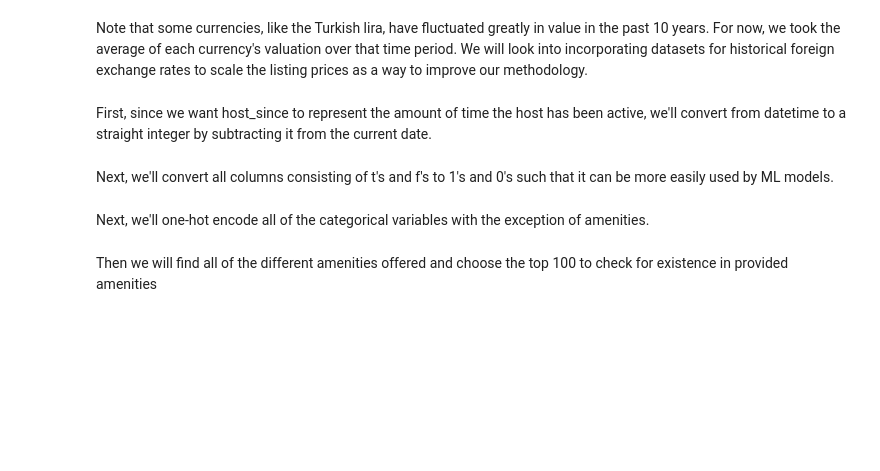
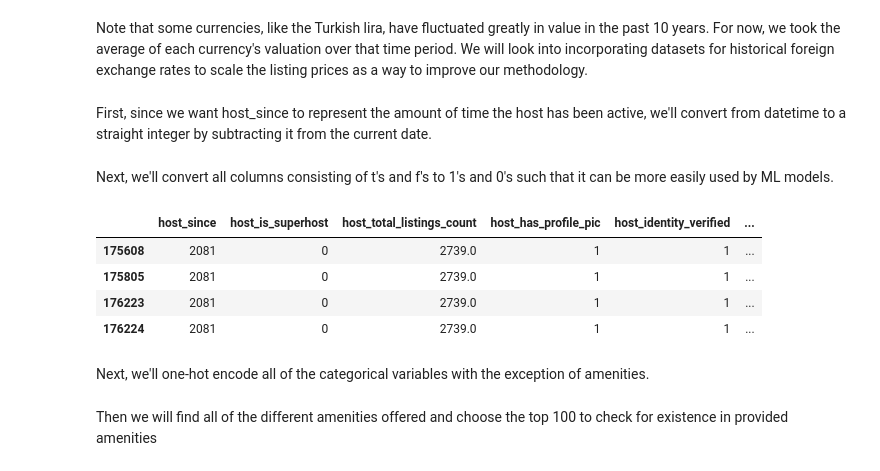
Before and after one commit to BrianMorse12604/151AGroupProject, a Jupyter notebook: project.ipynb, the cells around one changed output. Cells and saved outputs as stored; diff of their text form; code cells hidden in the pictures; blank space fills up the shorter version.

```diff
--- a/project.ipynb
+++ b/project.ipynb
@@ -242,6 +242,14 @@ Next, we'll convert all columns consisting of t's and f's to 1's and 0's such th
 # %%
 tf_cols = ["host_is_superhost", "host_has_profile_pic", "host_identity_verified", "instant_bookable"]
 listings_df[tf_cols] = listings_df[tf_cols].replace({'t': 1, 'f': 0})
+# %%
+listings_df.loc[listings_df['property_type'] == 'Entire resort',:]
+# %% [output]
+|  | host_since | host_is_superhost | host_total_listings_count | host_has_profile_pic | host_identity_verified | ... |
+| 175608 | 2081 | 0 | 2739.0 | 1 | 1 | ... |
+| 175805 | 2081 | 0 | 2739.0 | 1 | 1 | ... |
+| 176223 | 2081 | 0 | 2739.0 | 1 | 1 | ... |
+| 176224 | 2081 | 0 | 2739.0 | 1 | 1 | ... |
 # %% [markdown]
 Next, we'll one-hot encode all of the categorical variables with the exception of amenities.
 # %%
```
Also changed, not shown: parts of 5 cells of this notebook, 1 other file.
